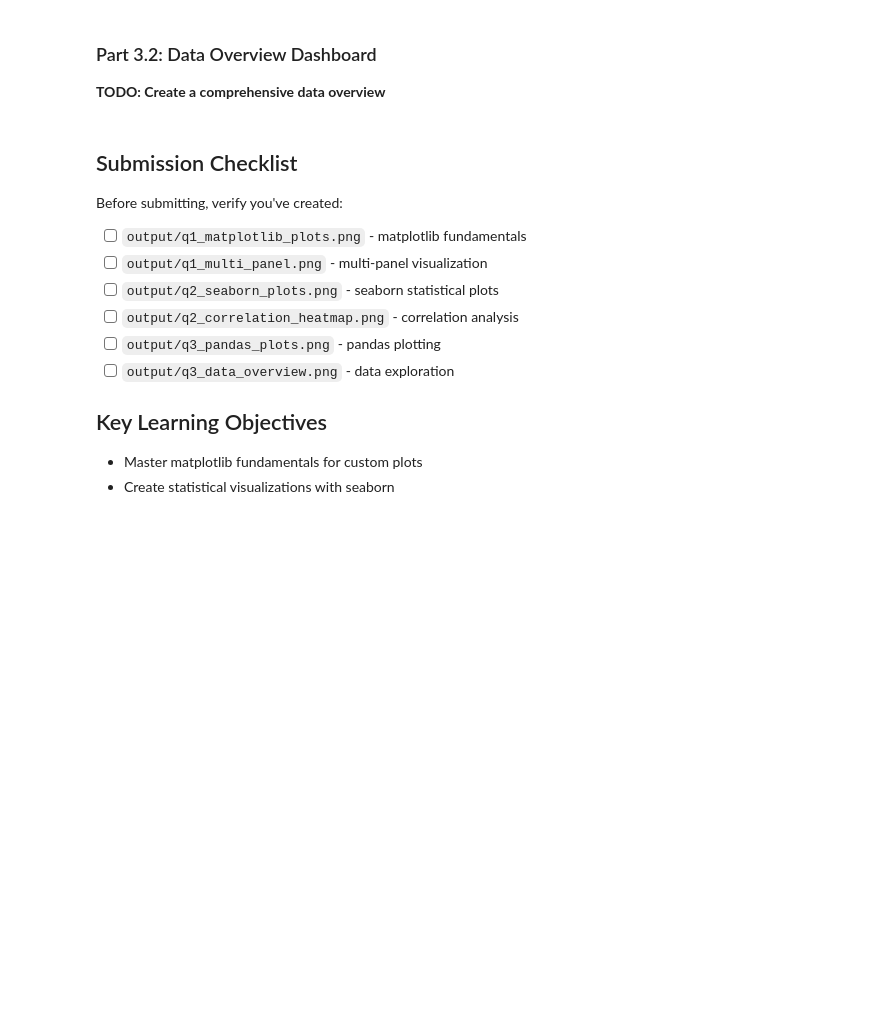
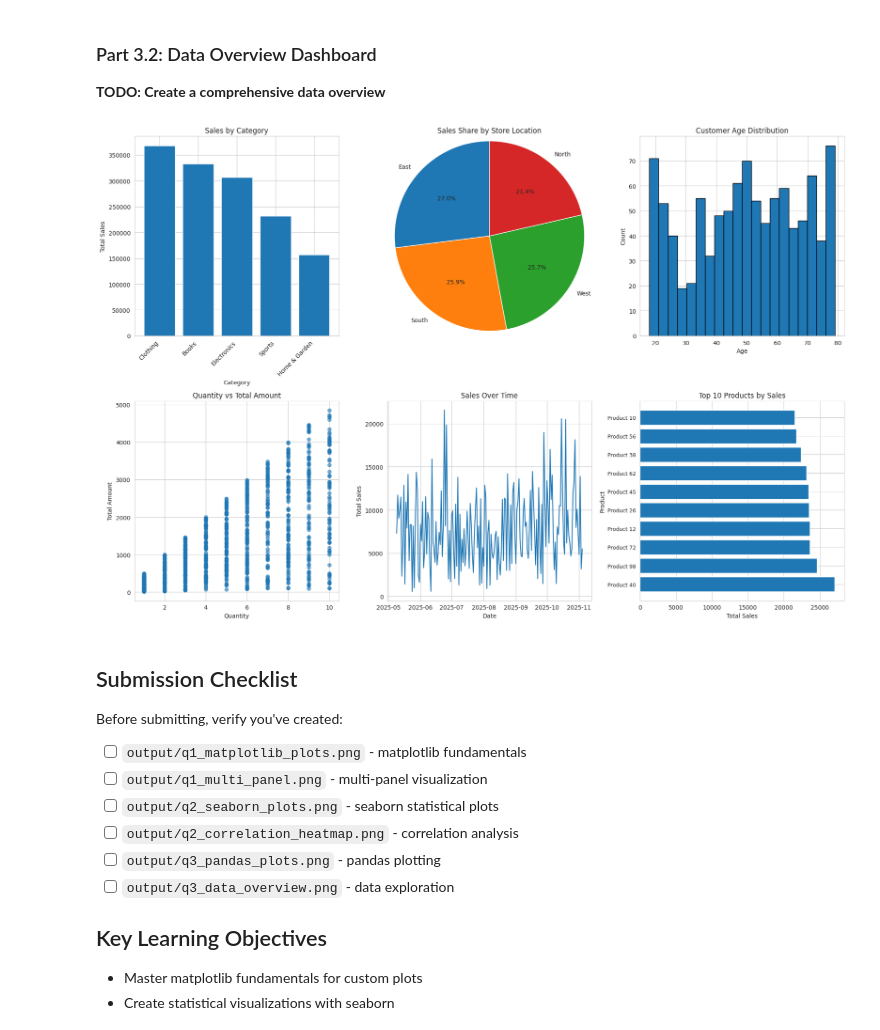
Before and after one commit to UCSF-DataSci/ds217-07-vision-quest-kathrynnnreidddd, a Jupyter notebook: assignment.ipynb, the cells around one changed output. Saved outputs shown, nothing was run; the diff lists cells and outputs as text; code cells hidden in the pictures; blank space fills up the shorter version.

```diff
--- a/assignment.ipynb
+++ b/assignment.ipynb
@@ -307,20 +327,88 @@ plt.show()
 # %%
 # TODO: Create a figure with multiple subplots
 fig, axes = plt.subplots(2, 3, figsize=(18, 12))
 
 # TODO: Plot 1: Sales by category (bar chart)
+sales_by_category = merged_df.groupby('category')['total_amount'].sum().sort_values(ascending=False)
 # TODO: Plot 2: Sales by store location (pie chart)
+sales_by_store    = merged_df.groupby('store_location')['total_amount'].sum().sort_values(ascending=False)
 # TODO: Plot 3: Age distribution (histogram)
+age_series        = merged_df['age'].dropna()
 # TODO: Plot 4: Quantity vs total_amount scatter
+qty               = merged_df['quantity']
+amt               = merged_df['total_amount']
 # TODO: Plot 5: Sales over time (line plot)
+prod_key = 'product_name' if 'product_name' in merged_df.columns else 'product_id'
 # TODO: Plot 6: Top 10 products by sales (horizontal bar)
+top_products = (
+    merged_df.groupby(prod_key)['total_amount']
+    .sum()
+    .nlargest(10)
+    .sort_values(ascending=True)
+)
 
 # TODO: Add titles and customize appearance
+
+sales_by_category = merged_df.groupby('category')['total_amount'].sum().sort_values(ascending=False)
+
+axes[0, 0].bar(sales_by_category.index, sales_by_category.values)
+axes[0, 0].set_title('Sales by Category')
+axes[0, 0].set_xlabel('Category')
+axes[0, 0].set_ylabel('Total Sales')
+axes[0,0].tick_params(axis='x', labelrotation=45)
+for lbl in axes[0,0].get_xticklabels():
+    lbl.set_horizontalalignment('right')
+
+
+sales_by_store = merged_df.groupby('store_location')['total_amount'].sum().sort_values(ascending=False)
+axes[0, 1].pie(
+    sales_by_store.values,
+    labels=sales_by_store.index,
+    autopct='%1.1f%%',
+    startangle=90
+)
+axes[0, 1].set_title('Sales Share by Store Location')
+axes[0, 1].axis('equal')
+
+axes[0, 2].hist(merged_df['age'].dropna(), bins=20, edgecolor='black')
+axes[0, 2].set_title('Customer Age Distribution')
+axes[0, 2].set_xlabel('Age')
+axes[0, 2].set_ylabel('Count')
+
+axes[1, 0].scatter(merged_df['quantity'], merged_df['total_amount'], alpha=0.6)
+axes[1, 0].set_title('Quantity vs Total Amount')
+axes[1, 0].set_xlabel('Quantity')
+axes[1, 0].set_ylabel('Total Amount')
+
+
+daily_sales = merged_df.groupby('transaction_date')['total_amount'].sum()
+axes[1, 1].plot(daily_sales.index, daily_sales.values)
+axes[1, 1].set_title('Sales Over Time')
+axes[1, 1].set_xlabel('Date')
+axes[1, 1].set_ylabel('Total Sales')
+
+prod_key = 'product_name' if 'product_name' in merged_df.columns else 'product_id'
+top_products = (
+    merged_df.groupby(prod_key)['total_amount']
+    .sum()
+    .nlargest(10)
+    .sort_values(ascending=True)
+)
+axes[1, 2].barh(top_products.index, top_products.values)
+axes[1, 2].set_title('Top 10 Products by Sales')
+axes[1, 2].set_xlabel('Total Sales')
+axes[1, 2].set_ylabel('Product')
+axes[1, 2].invert_yaxis()
+axes[1, 2].tick_params(axis='y', labelsize=9)
+
+
 # TODO: Save the plot as 'output/q3_data_overview.png'
 
 plt.tight_layout()
 plt.savefig('output/q3_data_overview.png', dpi=300, bbox_inches='tight')
 plt.show()
+# %% [output]
+[figure, added]
 # %% [markdown]
 ## Submission Checklist
 
```
Also changed, not shown: parts of 1 cell of this notebook, 2 other files.
